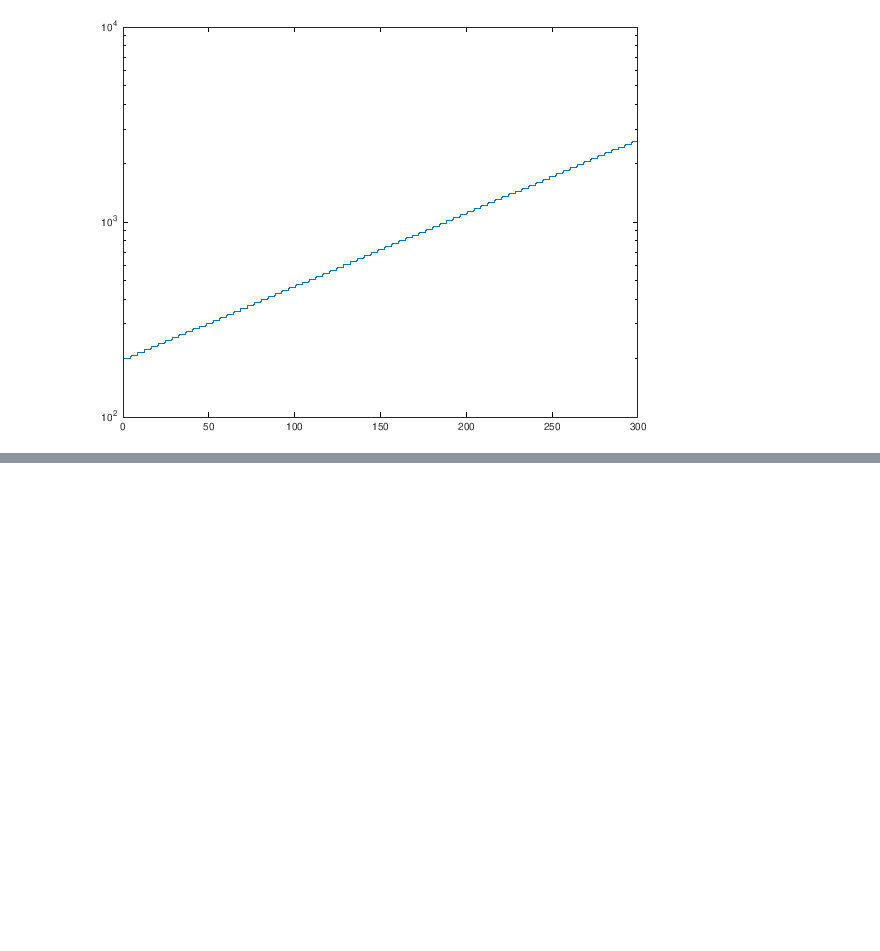
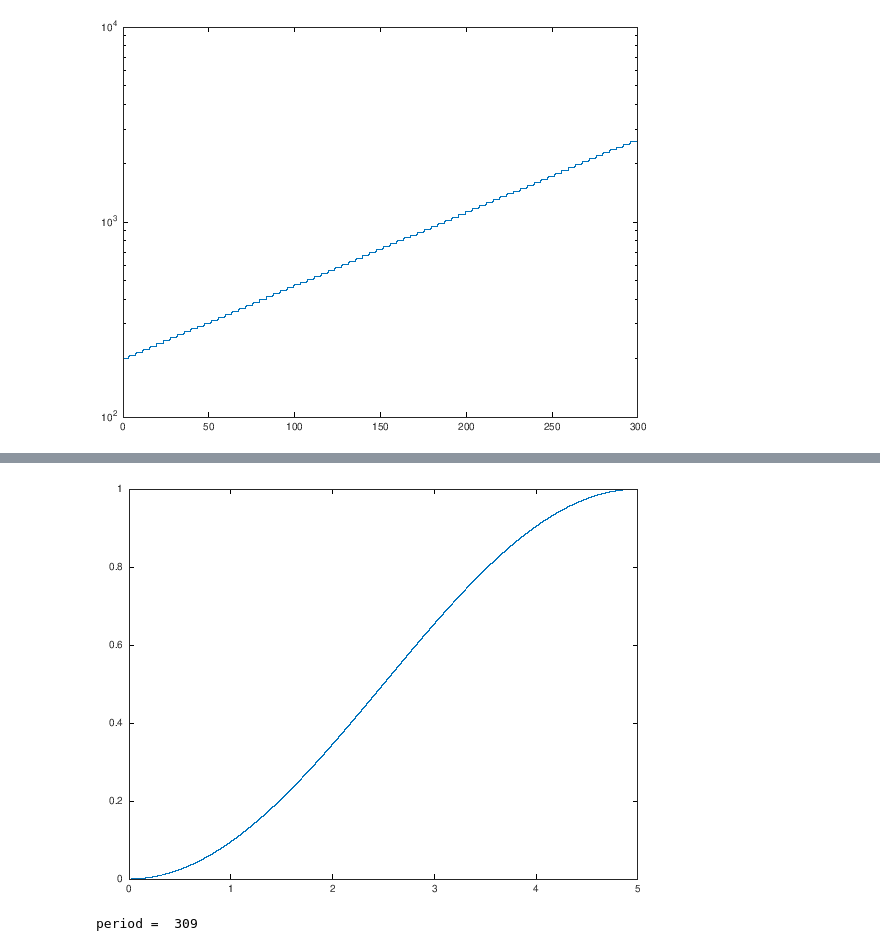
Before and after one commit to tbondy760/sat-chirp, a Jupyter notebook: Glissando.ipynb, the cells around one changed output, grey strips where cells are left out. Drawn from its saved outputs; the diff is of its cells as text; code cells hidden in the pictures; blank space fills up the shorter version.

```diff
--- a/Glissando.ipynb
+++ b/Glissando.ipynb
@@ -123,0 +153,10 @@ semilogy(T, Freq)
+# %%
+Tintro = 0:1/sampleRate:introOutroPeriod;
+RCintro = (1 - cos(2*pi*Tintro/(introOutroPeriod*2)))/2;
+plot(Tintro, RCintro)
+# %% [output]
+[figure, added]
+# %%
+period = (columns(T)-1)/sampleRate
+# %% [output]
+period =  309
```
Also changed, not shown: parts of 15 cells of this notebook, 1 other file.
